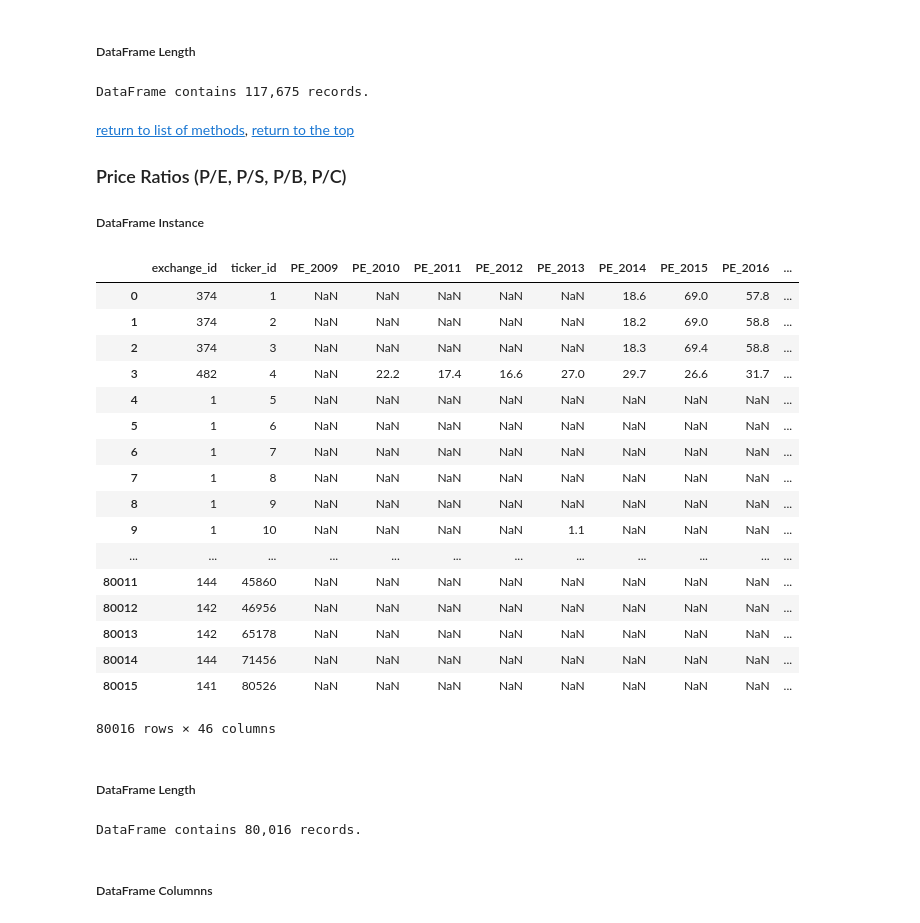
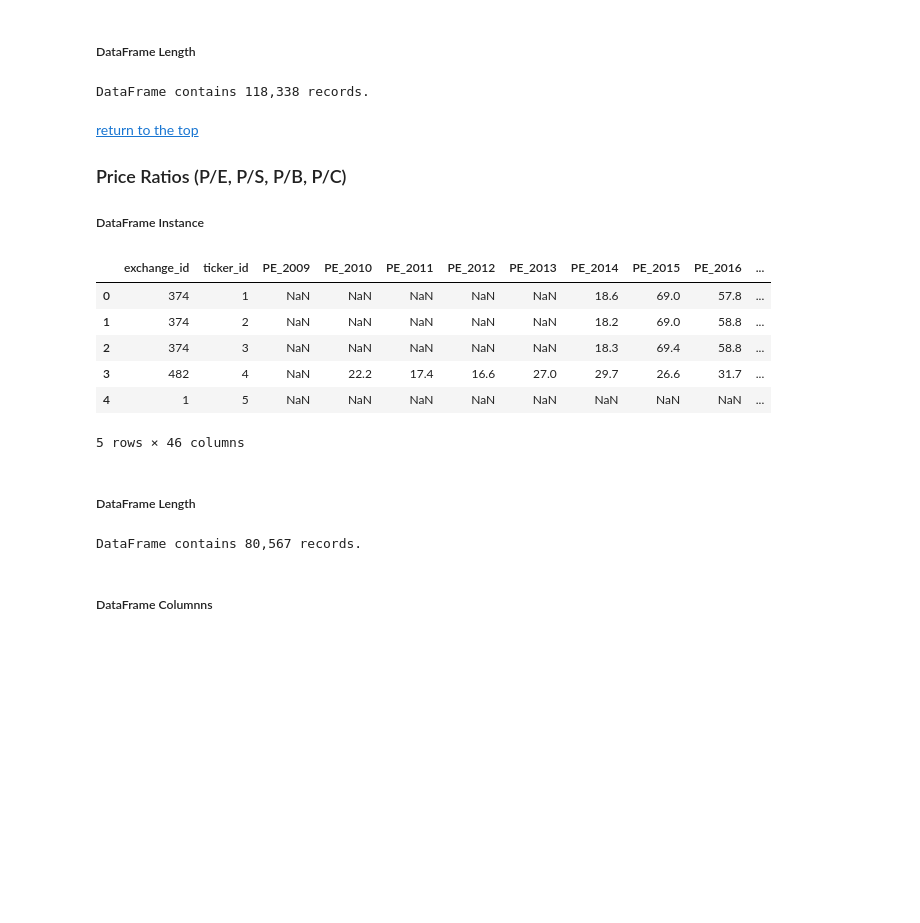
Before and after one commit to caiobran/mstables, a Jupyter notebook: data_overview.ipynb, the cells around one changed output. Drawn from its saved outputs; the diff is of its cells as text; code cells hidden in the pictures; blank space fills up the shorter version.

```diff
--- a/data_overview.ipynb
+++ b/data_overview.ipynb
@@ -63,6 +63,6 @@ reload(dataframes) #reload if changes have been made to module file
 ## Creating a master DataFrame instance using the dataframes class
 The DataFrames class is part of the [dataframes module](dataframes.py)
 # %%
-db_file_name = 'mstables2' # Change the file name here as needed
+db_file_name = 'mstables' # Change the file name here as needed
 df = dataframes.DataFrames('db/{}.sqlite'.format(db_file_name))
 # %% [output]
@@ -202,42 +165,30 @@ df_quote.head()
 # %%
 print('DataFrame contains {:,.0f} records.'.format(len(df_quote)))
 # %% [output]
-DataFrame contains 117,675 records.
+DataFrame contains 118,338 records.
 # %% [markdown]
 <a id='val'></a>
-[return to list of methods](#methods),
 [return to the top](#top)
 ### Price Ratios (P/E, P/S, P/B, P/C)
 ##### DataFrame Instance
 # %%
 df_vals = df.valuation().reset_index()
 # %%
-df_vals
+df_vals.head()
 # %% [output]
 |  | exchange_id | ticker_id | PE_2009 | PE_2010 | PE_2011 | PE_2012 | PE_2013 | PE_2014 | PE_2015 | PE_2016 | ... |
 | 0 | 374 | 1 | NaN | NaN | NaN | NaN | NaN | 18.6 | 69.0 | 57.8 | ... |
 | 1 | 374 | 2 | NaN | NaN | NaN | NaN | NaN | 18.2 | 69.0 | 58.8 | ... |
 | 2 | 374 | 3 | NaN | NaN | NaN | NaN | NaN | 18.3 | 69.4 | 58.8 | ... |
 | 3 | 482 | 4 | NaN | 22.2 | 17.4 | 16.6 | 27.0 | 29.7 | 26.6 | 31.7 | ... |
 | 4 | 1 | 5 | NaN | NaN | NaN | NaN | NaN | NaN | NaN | NaN | ... |
-| 5 | 1 | 6 | NaN | NaN | NaN | NaN | NaN | NaN | NaN | NaN | ... |
-| 6 | 1 | 7 | NaN | NaN | NaN | NaN | NaN | NaN | NaN | NaN | ... |
-| 7 | 1 | 8 | NaN | NaN | NaN | NaN | NaN | NaN | NaN | NaN | ... |
-| 8 | 1 | 9 | NaN | NaN | NaN | NaN | NaN | NaN | NaN | NaN | ... |
-| 9 | 1 | 10 | NaN | NaN | NaN | NaN | 1.1 | NaN | NaN | NaN | ... |
-| ... | ... | ... | ... | ... | ... | ... | ... | ... | ... | ... | ... |
-| 80011 | 144 | 45860 | NaN | NaN | NaN | NaN | NaN | NaN | NaN | NaN | ... |
-| 80012 | 142 | 46956 | NaN | NaN | NaN | NaN | NaN | NaN | NaN | NaN | ... |
-| 80013 | 142 | 65178 | NaN | NaN | NaN | NaN | NaN | NaN | NaN | NaN | ... |
-| 80014 | 144 | 71456 | NaN | NaN | NaN | NaN | NaN | NaN | NaN | NaN | ... |
-| 80015 | 141 | 80526 | NaN | NaN | NaN | NaN | NaN | NaN | NaN | NaN | ... |
-80016 rows × 46 columns
+5 rows × 46 columns
 # %% [markdown]
 ##### DataFrame Length
 # %%
 print('DataFrame contains {:,.0f} records.'.format(len(df_vals)))
 # %% [output]
-DataFrame contains 80,016 records.
+DataFrame contains 80,567 records.
 # %% [markdown]
 ##### DataFrame Columnns
 # %%
```
Also changed, not shown: parts of 84 cells of this notebook, 2 other files.
